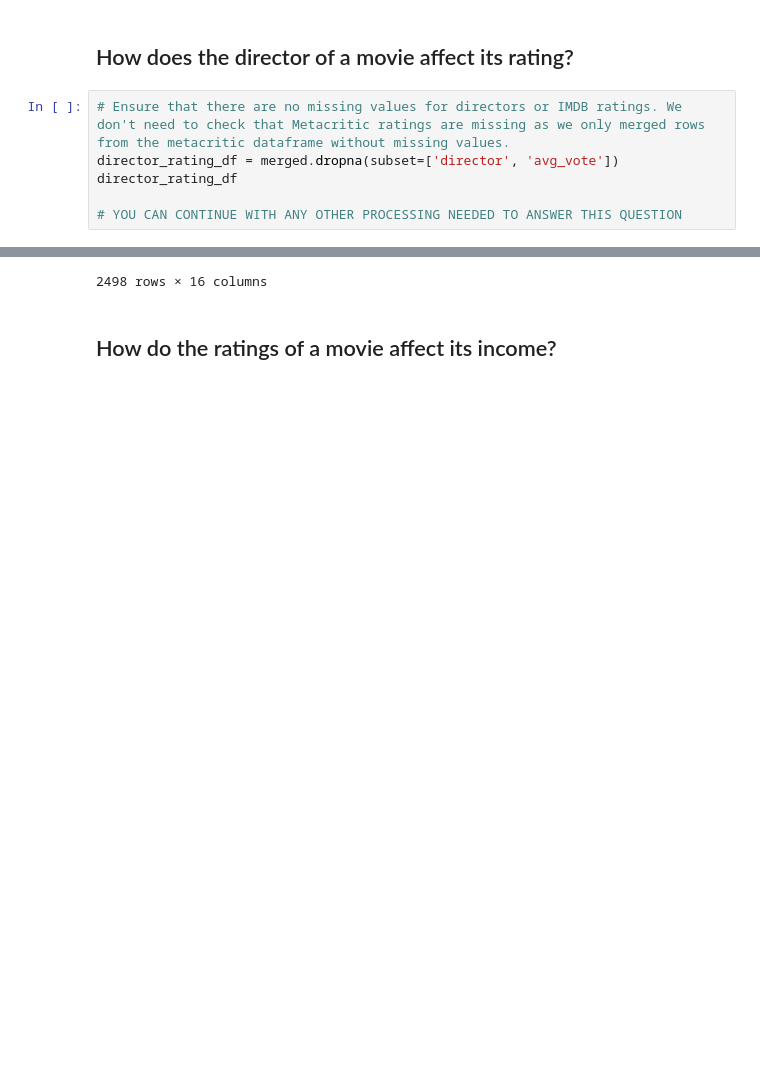
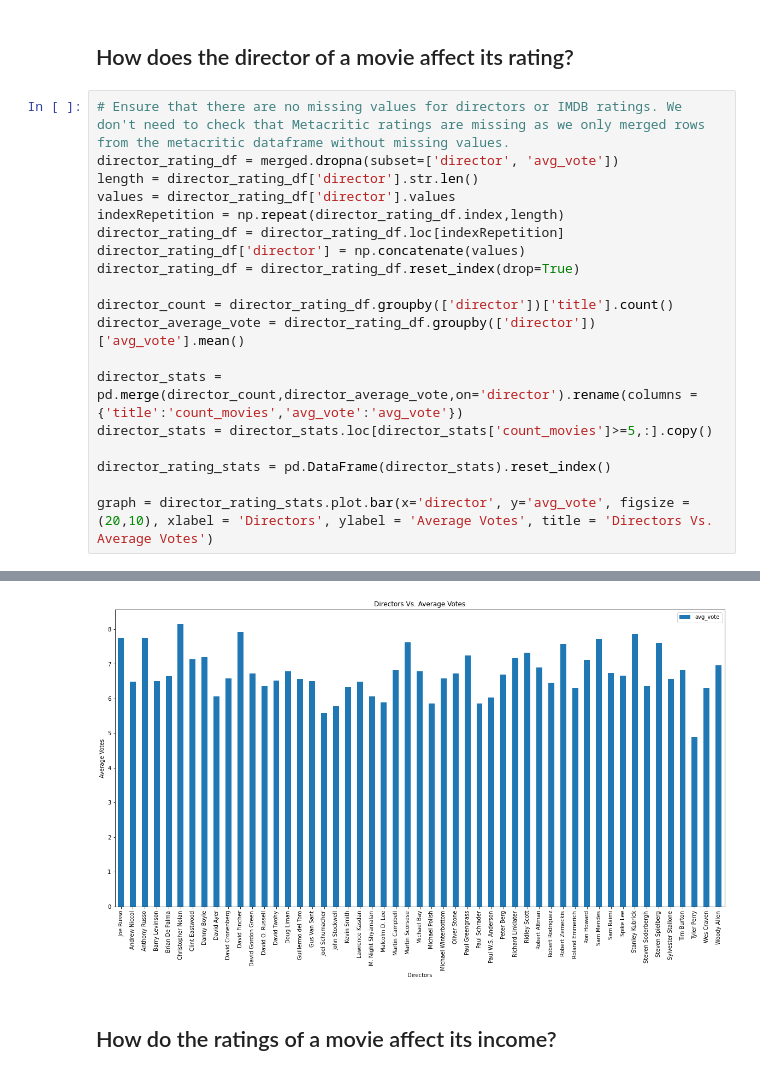
Before and after one commit to yashharanb/ENSF544Project1-1, a Jupyter notebook: Project1-1.ipynb, the cells around one changed output, grey strips where cells are left out. Cells and saved outputs as stored; diff of their text form; blank space fills up the shorter version.

```diff
--- a/Project1-1.ipynb
+++ b/Project1-1.ipynb
@@ -238,7 +247,20 @@ merged
 # %%
 # Ensure that there are no missing values for directors or IMDB ratings. We don't need to check that Metacritic ratings are missing as we only merged rows from the metacritic dataframe without missing values.
 director_rating_df = merged.dropna(subset=['director', 'avg_vote'])
-director_rating_df
+length = director_rating_df['director'].str.len()
+values = director_rating_df['director'].values
+indexRepetition = np.repeat(director_rating_df.index,length)
+director_rating_df = director_rating_df.loc[indexRepetition]
+director_rating_df['director'] = np.concatenate(values)
+director_rating_df = director_rating_df.reset_index(drop=True)
 
-# YOU CAN CONTINUE WITH ANY OTHER PROCESSING NEEDED TO ANSWER THIS QUESTION
+director_count = director_rating_df.groupby(['director'])['title'].count()
+director_average_vote = director_rating_df.groupby(['director'])['avg_vote'].mean()
+
+director_stats = pd.merge(director_count,director_average_vote,on='director').rename(columns = {'title':'count_movies','avg_vote':'avg_vote'})
+director_stats = director_stats.loc[director_stats['count_movies']>=5,:].copy()
+
+director_rating_stats = pd.DataFrame(director_stats).reset_index()
+
+graph = director_rating_stats.plot.bar(x='director', y='avg_vote', figsize = (20,10), xlabel = 'Directors', ylabel = 'Average Votes', title = 'Directors Vs. Average Votes')
 # %% [output]
@@ -257,4 +267,4 @@ director_rating_df
-2498 rows × 16 columns
+[figure, added]
 # %% [markdown]
 ## How do the ratings of a movie affect its income?
 # %%
```
Also changed, not shown: parts of 5 cells of this notebook.
